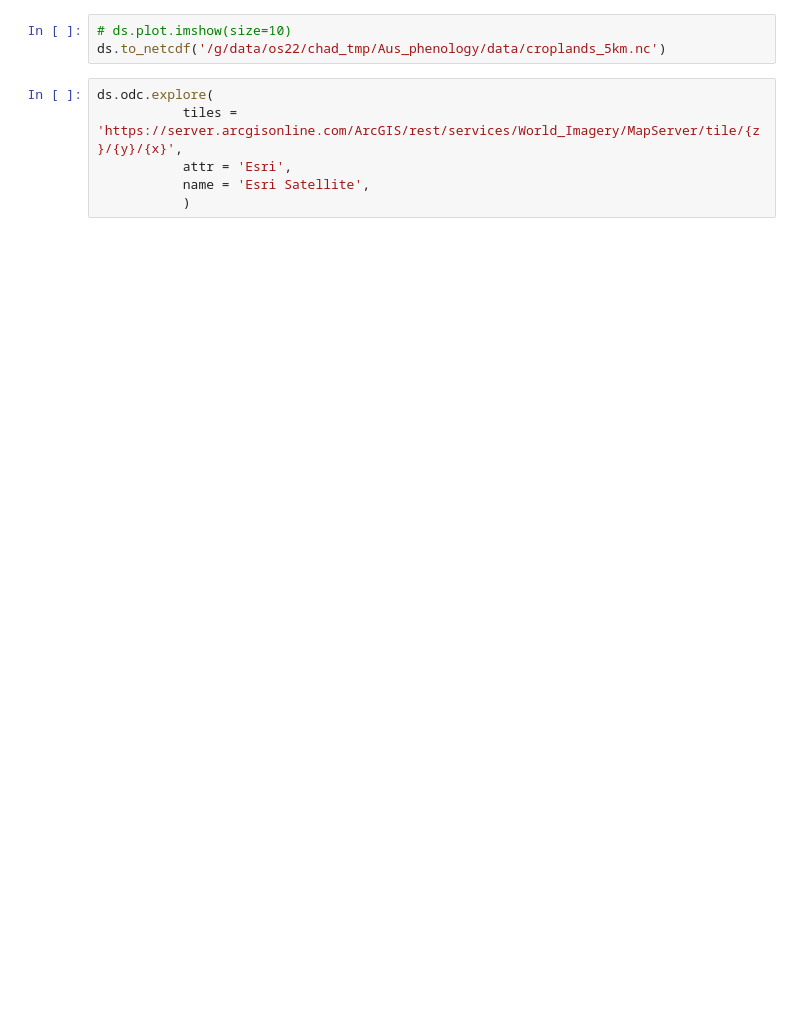
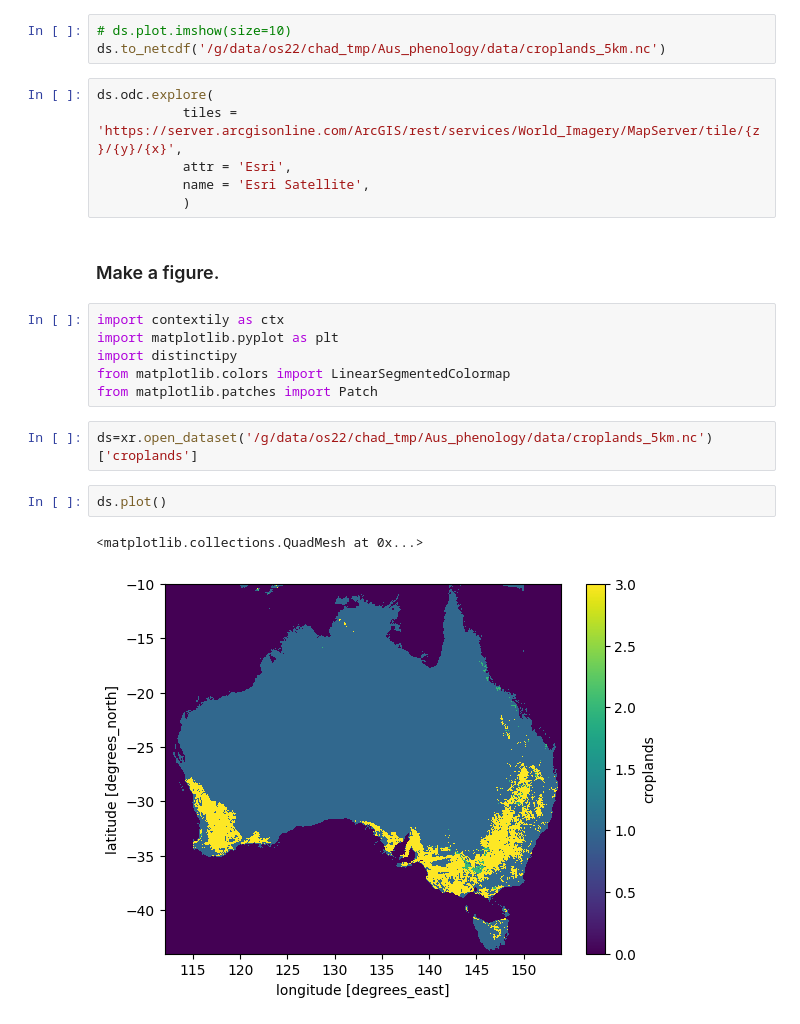
Before and after one commit to cbur24/Aus_phenology, a Jupyter notebook: notebooks/X_Cropland_GFSAD.ipynb, the cells around one changed output. Cells and saved outputs as stored; diff of their text form; blank space fills up the shorter version.

```diff
--- a/notebooks/X_Cropland_GFSAD.ipynb
+++ b/notebooks/X_Cropland_GFSAD.ipynb
@@ -64,3 +62,18 @@ ds.odc.explore(
            attr = 'Esri',
            name = 'Esri Satellite',
            )
+# %% [markdown]
+### Make a figure.
+# %%
+import contextily as ctx
+import matplotlib.pyplot as plt
+import distinctipy
+from matplotlib.colors import LinearSegmentedColormap
+from matplotlib.patches import Patch
+# %%
+ds=xr.open_dataset('/g/data/os22/chad_tmp/Aus_phenology/data/croplands_5km.nc')['croplands']
+# %%
+ds.plot()
+# %% [output]
+<matplotlib.collections.QuadMesh at 0x...>
+[figure, added]
```
Also changed, not shown: parts of 3 cells of this notebook, 5 other files.
